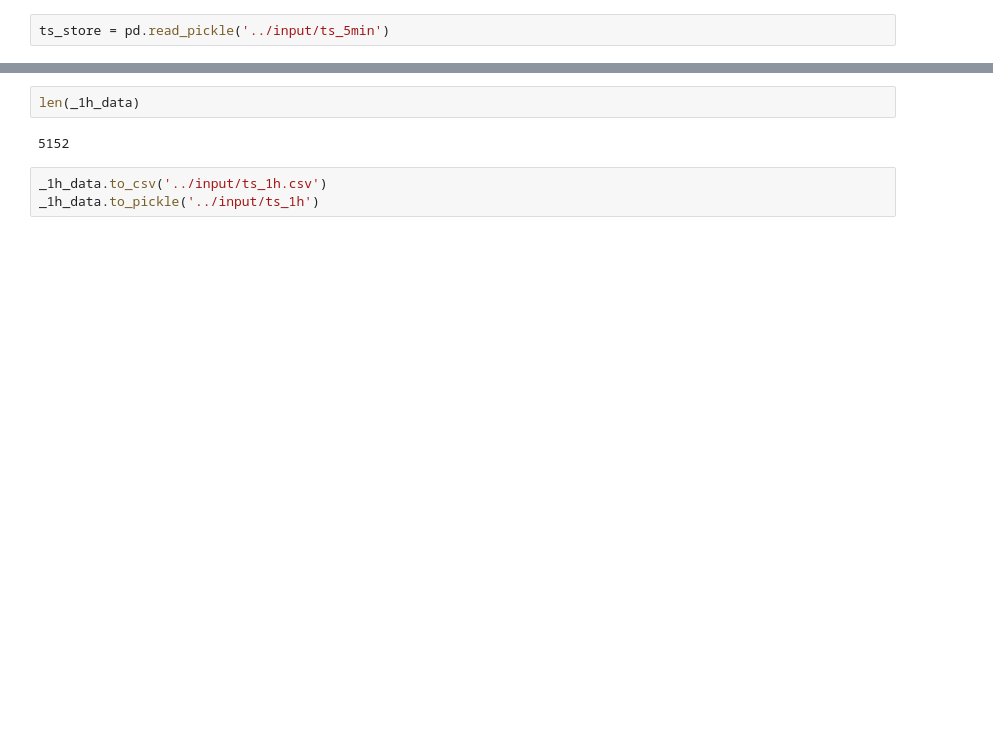
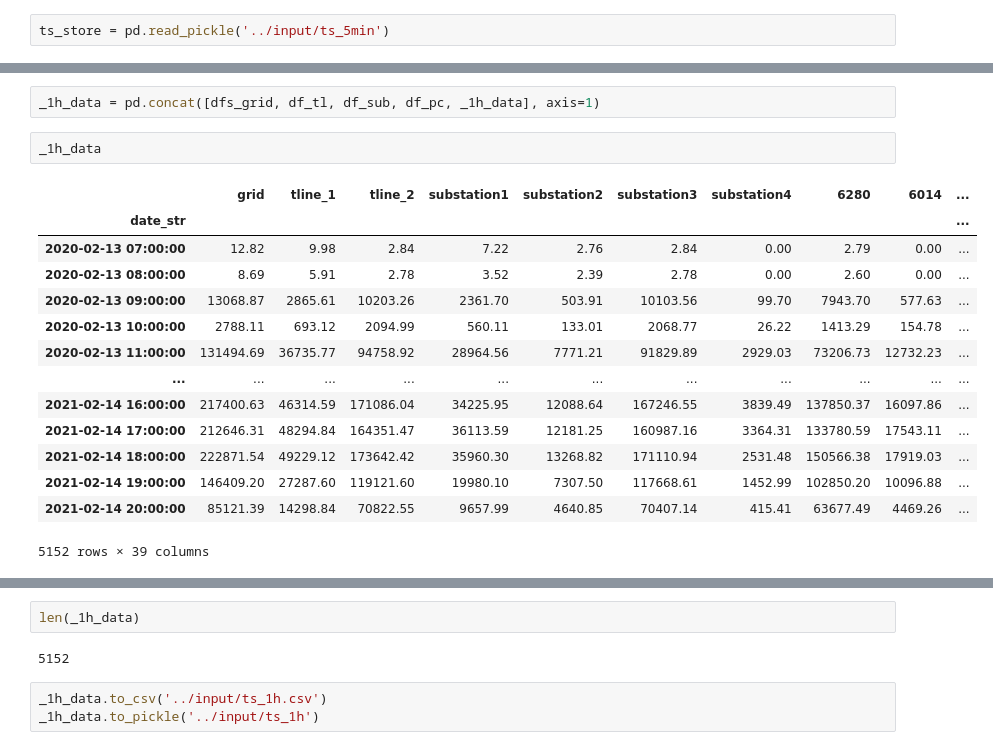
Before and after one commit to ManeeshaPerera/HTCNN-Forecasting, a Jupyter notebook: notebooks/pre-process.ipynb, the cells around one changed output, grey strips where cells are left out. Cells and saved outputs as stored; diff of their text form; blank space fills up the shorter version.

```diff
--- a/notebooks/pre-process.ipynb
+++ b/notebooks/pre-process.ipynb
@@ -177,3 +227,22 @@ array([14, 14, 14, 14, 14, 14, 14, 14, 14, 14, 14, 14, 14, 14, 14, 14, 14,
+# %%
+_1h_data = pd.concat([dfs_grid, df_tl, df_sub, df_pc, _1h_data], axis=1)
+# %%
+_1h_data
+# %% [output]
+|  | grid | tline_1 | tline_2 | substation1 | substation2 | substation3 | substation4 | 6280 | 6014 | ... |
+| date_str |  |  |  |  |  |  |  |  |  | ... |
+| 2020-02-13 07:00:00 | 12.82 | 9.98 | 2.84 | 7.22 | 2.76 | 2.84 | 0.00 | 2.79 | 0.00 | ... |
+| 2020-02-13 08:00:00 | 8.69 | 5.91 | 2.78 | 3.52 | 2.39 | 2.78 | 0.00 | 2.60 | 0.00 | ... |
+| 2020-02-13 09:00:00 | 13068.87 | 2865.61 | 10203.26 | 2361.70 | 503.91 | 10103.56 | 99.70 | 7943.70 | 577.63 | ... |
+| 2020-02-13 10:00:00 | 2788.11 | 693.12 | 2094.99 | 560.11 | 133.01 | 2068.77 | 26.22 | 1413.29 | 154.78 | ... |
+| 2020-02-13 11:00:00 | 131494.69 | 36735.77 | 94758.92 | 28964.56 | 7771.21 | 91829.89 | 2929.03 | 73206.73 | 12732.23 | ... |
+| ... | ... | ... | ... | ... | ... | ... | ... | ... | ... | ... |
+| 2021-02-14 16:00:00 | 217400.63 | 46314.59 | 171086.04 | 34225.95 | 12088.64 | 167246.55 | 3839.49 | 137850.37 | 16097.86 | ... |
+| 2021-02-14 17:00:00 | 212646.31 | 48294.84 | 164351.47 | 36113.59 | 12181.25 | 160987.16 | 3364.31 | 133780.59 | 17543.11 | ... |
+| 2021-02-14 18:00:00 | 222871.54 | 49229.12 | 173642.42 | 35960.30 | 13268.82 | 171110.94 | 2531.48 | 150566.38 | 17919.03 | ... |
+| 2021-02-14 19:00:00 | 146409.20 | 27287.60 | 119121.60 | 19980.10 | 7307.50 | 117668.61 | 1452.99 | 102850.20 | 10096.88 | ... |
+| 2021-02-14 20:00:00 | 85121.39 | 14298.84 | 70822.55 | 9657.99 | 4640.85 | 70407.14 | 415.41 | 63677.49 | 4469.26 | ... |
+5152 rows × 39 columns
 # %%
 _1h_data.loc[_1h_data.isna()['grid']]
 # %% [output]
```
Also changed, not shown: parts of 18 cells of this notebook, 8 other files.
